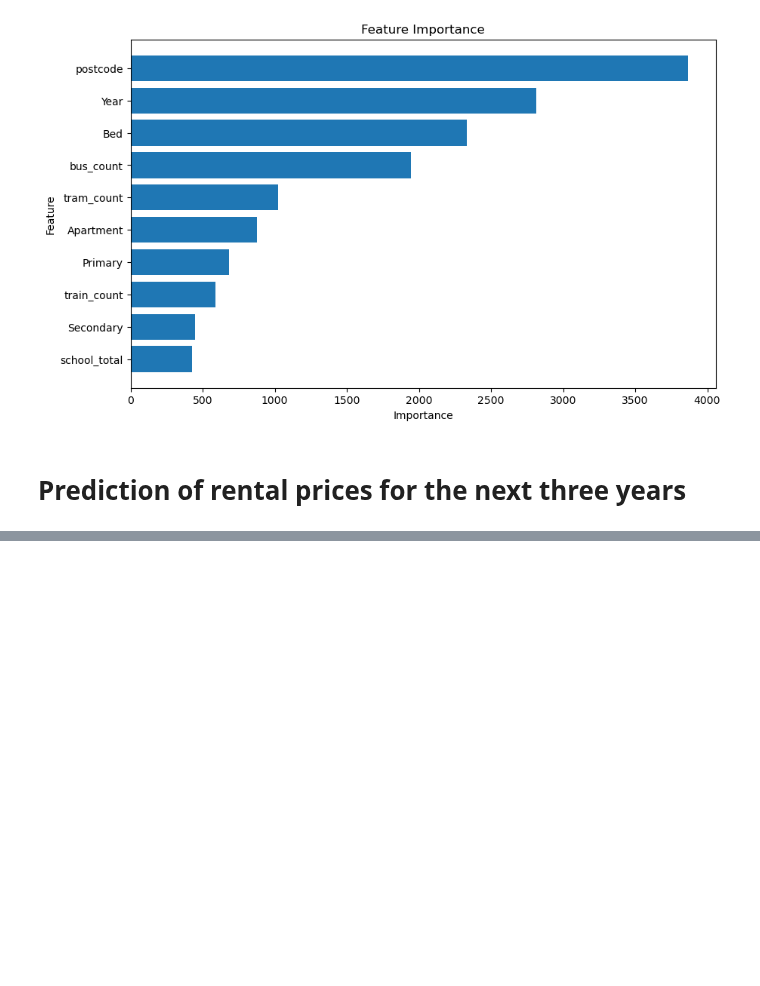
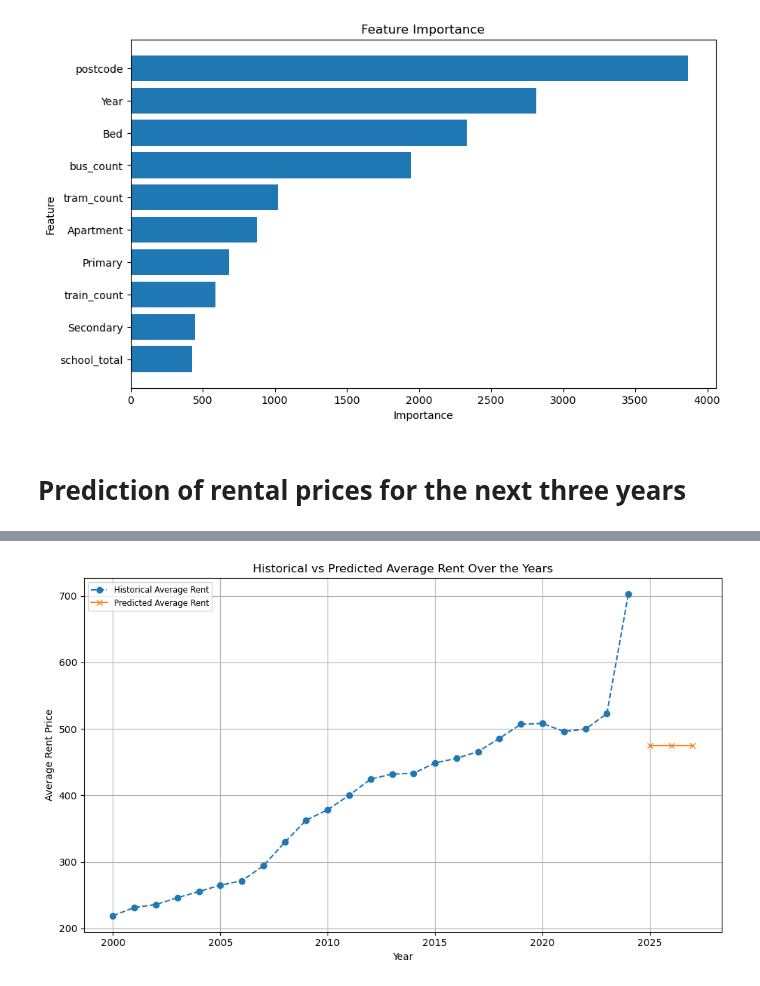
Before and after one commit to MAST30034-AppliedDataScience/project-2-group-real-estate-industry-project-16, a Jupyter notebook: models/LightGBM.ipynb, the cells around one changed output, grey strips where cells are left out. Cells and saved outputs as stored; diff of their text form; code cells hidden in the pictures; blank space fills up the shorter version.

```diff
--- a/models/LightGBM.ipynb
+++ b/models/LightGBM.ipynb
@@ -183,0 +184,24 @@ test_data.to_csv('../data/curated/predicted_rent_prices.csv', index=False)
+# %%
+# Group by year and calculate the average rent across all postcodes for both historical and predicted data
+average_predicted_rent = test_data.groupby('Year')['predicted_rent'].mean().reset_index()
+average_historical_rent = train_data.groupby('Year')['Median'].mean().reset_index()
+
+# Merge the data to have both historical and predicted in one dataframe
+average_rent_data = pd.merge(average_historical_rent, average_predicted_rent, on='Year', how='outer')
+
+# Plot the average rent by year
+plt.figure(figsize=(10, 6))
+plt.plot(average_rent_data['Year'], average_rent_data['Median'], label='Historical Average Rent', linestyle='--', marker='o')
+plt.plot(average_rent_data['Year'], average_rent_data['predicted_rent'], label='Predicted Average Rent', linestyle='-', marker='x')
+
+plt.title('Historical vs Predicted Average Rent Over the Years')
+plt.xlabel('Year')
+plt.ylabel('Average Rent Price')
+plt.legend(loc='best', fontsize='small')
+plt.grid(True)
+plt.tight_layout()
+
+# Show the plot
+plt.show()
+# %% [output]
+[figure, added]
```
Also changed, not shown: parts of 1 cell of this notebook, 1 other file.
